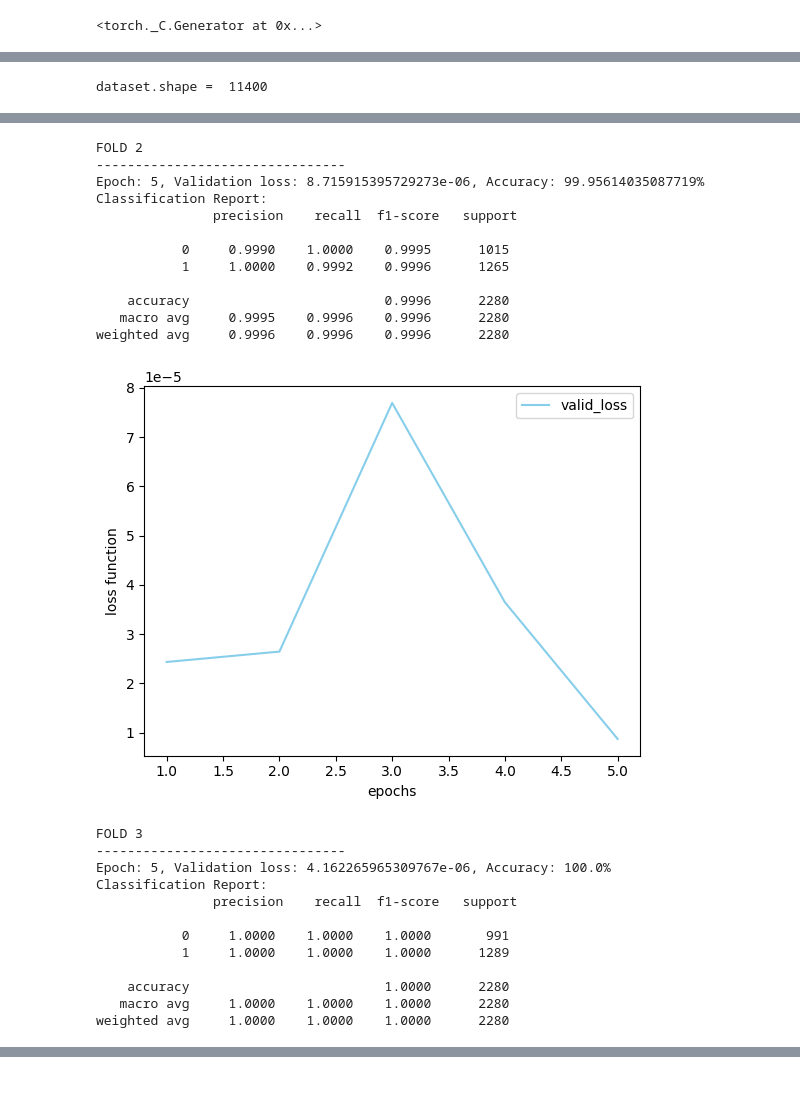
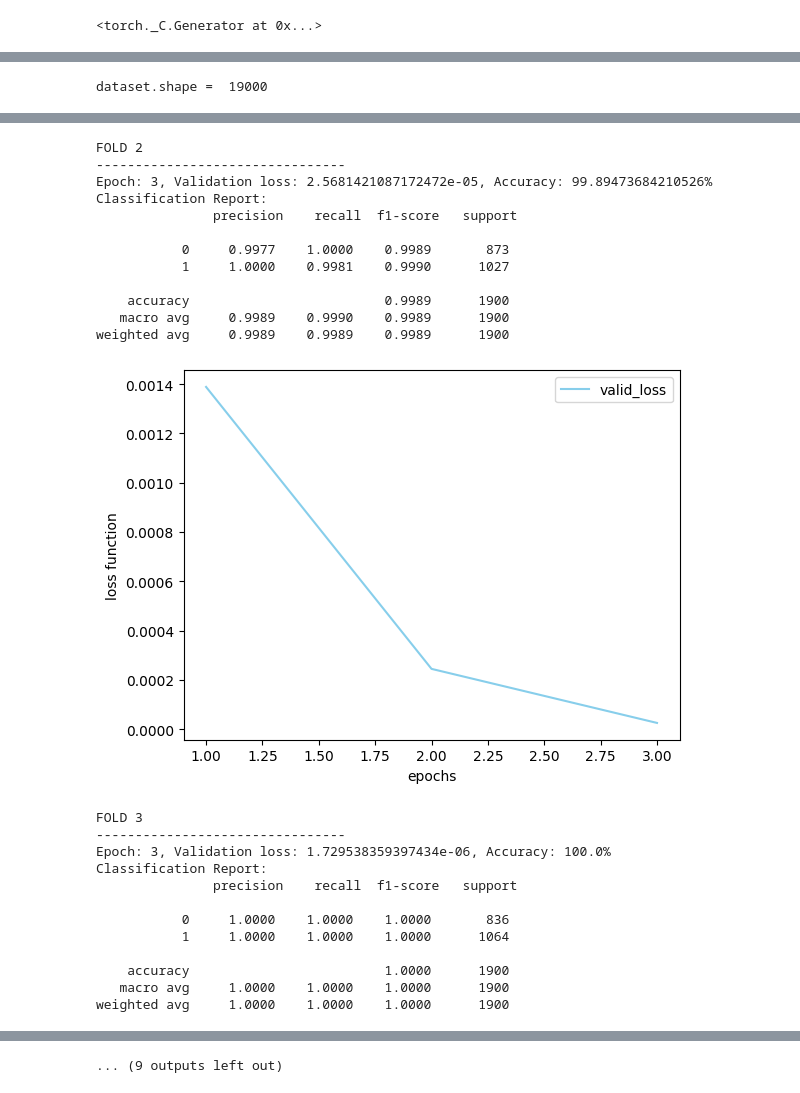
Before and after one commit to tatsuya0926/spin-configuration-learning, a Jupyter notebook: learning/train/train_cnn_Clock_q=4.ipynb, the cells around one changed output, grey strips where cells are left out. Drawn from its saved outputs; the diff is of its cells as text; code cells hidden in the pictures.

Commit message:
add parameter_cac, def_init

```diff
--- a/learning/train/train_cnn_Clock_q=4.ipynb
+++ b/learning/train/train_cnn_Clock_q=4.ipynb
@@ -19,10 +18,11 @@ torch.manual_seed(3407)
 # %%
 Q = 4
 nconf = 51
-ndata = 300
+ndata = 500
 L = 64
 T_cr = 1.135 # critical temp for 2d 4-Clock
 t_start = 0.9
+exclude_T = (1.07, 1.19)
 
 prm_list, t_end = create_param_list(nconf=nconf, t_start=t_start, L=L, model_name="2d_Clock", q=Q)
 print(prm_list)
@@ -53,5 +54,9 @@ for num in range(0, 50, 10):
 # %%
-dataset, _ = create_train_data_CV(prm_list, ndata, T_cr, exclude_T=(1.07, 1.19), total_label=2)
+dataset, _ = create_train_data_CV(prm_list, ndata, T_cr, exclude_T=exclude_T, total_label=2)
+_, _, test_dataset = create_train_data_hold_out(prm_list, ndata, T_cr, exclude_T=exclude_T, total_label=2)
+
+BATCH_SIZE = 128
+test_loader = DataLoader(test_dataset, batch_size=BATCH_SIZE, shuffle=False)
 print("dataset.shape = ", len(dataset))
 # %% [output]
-dataset.shape =  11400
+dataset.shape =  19000
@@ -61,23 +95,25 @@ if torch.backends.mps.is_available():
     print("mps is available.")
 
 # hyper parameter
-BATCH_SIZE = 64
-LEARNING_RATE = 0.0001
+LEARNING_RATE = 0.00001
 target_size = 2
 grad_clip = 0.1
 norm_type = 2
-epochs = 8
-k_folds = 5
+epochs = 3
+k_folds = 10
 kfold = KFold(n_splits=k_folds, shuffle=True)
 
+y1s_mean, y2s_mean = np.empty(nconf), np.empty(nconf)
 for fold, (train_data, valid_data) in enumerate(kfold.split(dataset)):
     print(f'FOLD {fold+1}')
     print('--------------------------------')
     train_subsampler = SubsetRandomSampler(train_data)
     valid_subsampler = SubsetRandomSampler(valid_data)
 
-    train_loader = DataLoader(dataset, batch_size=BATCH_SIZE, sampler=train_subsampler)
-    valid_loader = DataLoader(dataset, batch_size=BATCH_SIZE, sampler=valid_subsampler)
+    train_loader = DataLoader(
+        dataset, batch_size=BATCH_SIZE, sampler=train_subsampler)
+    valid_loader = DataLoader(
+        dataset, batch_size=BATCH_SIZE, sampler=valid_subsampler)
 
     model = CNNClassifier(target_size).to(device)
     criterion = nn.CrossEntropyLoss()
@@ -95,7 +131,8 @@ for fold, (train_data, valid_data) in enumerate(kfold.split(dataset)):
             train_loss += loss.item()
             loss.backward()
             del loss
-            nn.utils.clip_grad_norm_(parameters=model.parameters(), max_norm=grad_clip, norm_type=norm_type)
+            nn.utils.clip_grad_norm_(
+                parameters=model.parameters(), max_norm=grad_clip, norm_type=norm_type)
             optimizer.step()
         # train_loss_list.append(train_loss)
 
@@ -113,8 +150,22 @@ for fold, (train_data, valid_data) in enumerate(kfold.split(dataset)):
                 prediction += list(pred.cpu().numpy())
                 answer += list(target.cpu().numpy())
 
+            answer_test, prediction_test, temps = [], [], []
+            for data, temp, target in test_loader:
+                data = data.to(device)
+                output = model(data)
+                pred = output.argmax(dim=1, keepdim=False)
+                prediction_test += list(pred.cpu().numpy())
+                answer_test += list(target.cpu().numpy())
+                temps += list(temp.cpu().numpy())
+            xs, y1s, y2s = inference(len(test_dataset), temps, prediction_test, target_size)
+            y1s_mean += y1s
+            y2s_mean += y2s
+
         valid_loss /= len(valid_loader.sampler.indices)
         accuracy = 100 * correct / len(valid_loader.sampler.indices)
+        y1s_mean /= k_folds
+        y2s_mean /= k_folds
 
         vaild_loss_list.append(valid_loss)
         accuracy_list.append(accuracy)
@@ -124,12 +175,13 @@ for fold, (train_data, valid_data) in enumerate(kfold.split(dataset)):
     plt.xlabel('epochs')
     plt.ylabel('loss function')
     # plt.plot(np.arange(1, epochs+1), train_loss_list, label="train_loss", color="orange")
-    plt.plot(np.arange(1, epochs+1), vaild_loss_list, label="valid_loss", color="skyblue")
+    plt.plot(np.arange(1, epochs+1), vaild_loss_list,
+             label="valid_loss", color="skyblue")
     plt.legend()
     plt.show()
 print(f'K-FOLD CROSS VALIDATION RESULTS FOR {k_folds} FOLDS')
 print("Done.")
-# torch.save(model, "2d_Ising_model_classifier.pth")
+# torch.save(model, "2d_Clock_q=6_model_classifier.pth")
 # %% [output]
 mps is available.
 FOLD 1
@@ -148,25 +200,25 @@ weighted avg     0.9987    0.9987    0.9987      2280
 FOLD 2
 --------------------------------
-Epoch: 5, Validation loss: 8.715915395729273e-06, Accuracy: 99.95614035087719%
+Epoch: 3, Validation loss: 2.5681421087172472e-05, Accuracy: 99.89473684210526%
 Classification Report:
                precision    recall  f1-score   support
 
-           0     0.9990    1.0000    0.9995      1015
-           1     1.0000    0.9992    0.9996      1265
+           0     0.9977    1.0000    0.9989       873
+           1     1.0000    0.9981    0.9990      1027
 
-    accuracy                         0.9996      2280
-   macro avg     0.9995    0.9996    0.9996      2280
-weighted avg     0.9996    0.9996    0.9996      2280
+    accuracy                         0.9989      1900
+   macro avg     0.9989    0.9990    0.9989      1900
+weighted avg     0.9989    0.9989    0.9989      1900
-[figure, old version]
+[figure, new version]
 FOLD 3
 --------------------------------
-Epoch: 5, Validation loss: 4.162265965309767e-06, Accuracy: 100.0%
+Epoch: 3, Validation loss: 1.729538359397434e-06, Accuracy: 100.0%
 Classification Report:
                precision    recall  f1-score   support
 
-           0     1.0000    1.0000    1.0000       991
-           1     1.0000    1.0000    1.0000      1289
+           0     1.0000    1.0000    1.0000       836
+           1     1.0000    1.0000    1.0000      1064
 
-    accuracy                         1.0000      2280
-   macro avg     1.0000    1.0000    1.0000      2280
-weighted avg     1.0000    1.0000    1.0000      2280
+    accuracy                         1.0000      1900
+   macro avg     1.0000    1.0000    1.0000      1900
+weighted avg     1.0000    1.0000    1.0000      1900
@@ -201,0 +265 @@ Done.
+... (9 outputs left out)
```
Also changed, not shown: parts of 7 cells of this notebook, 19 other files.
